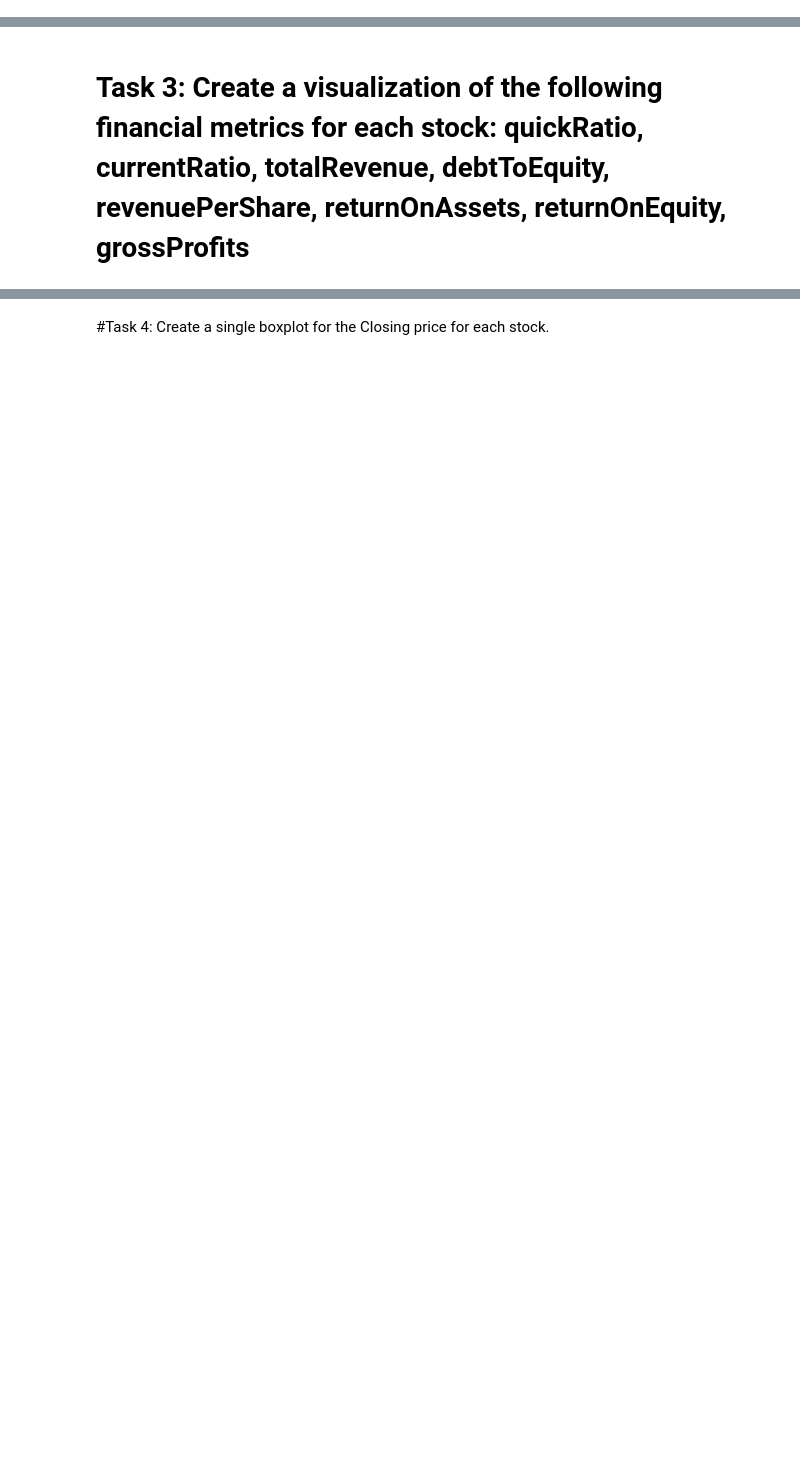
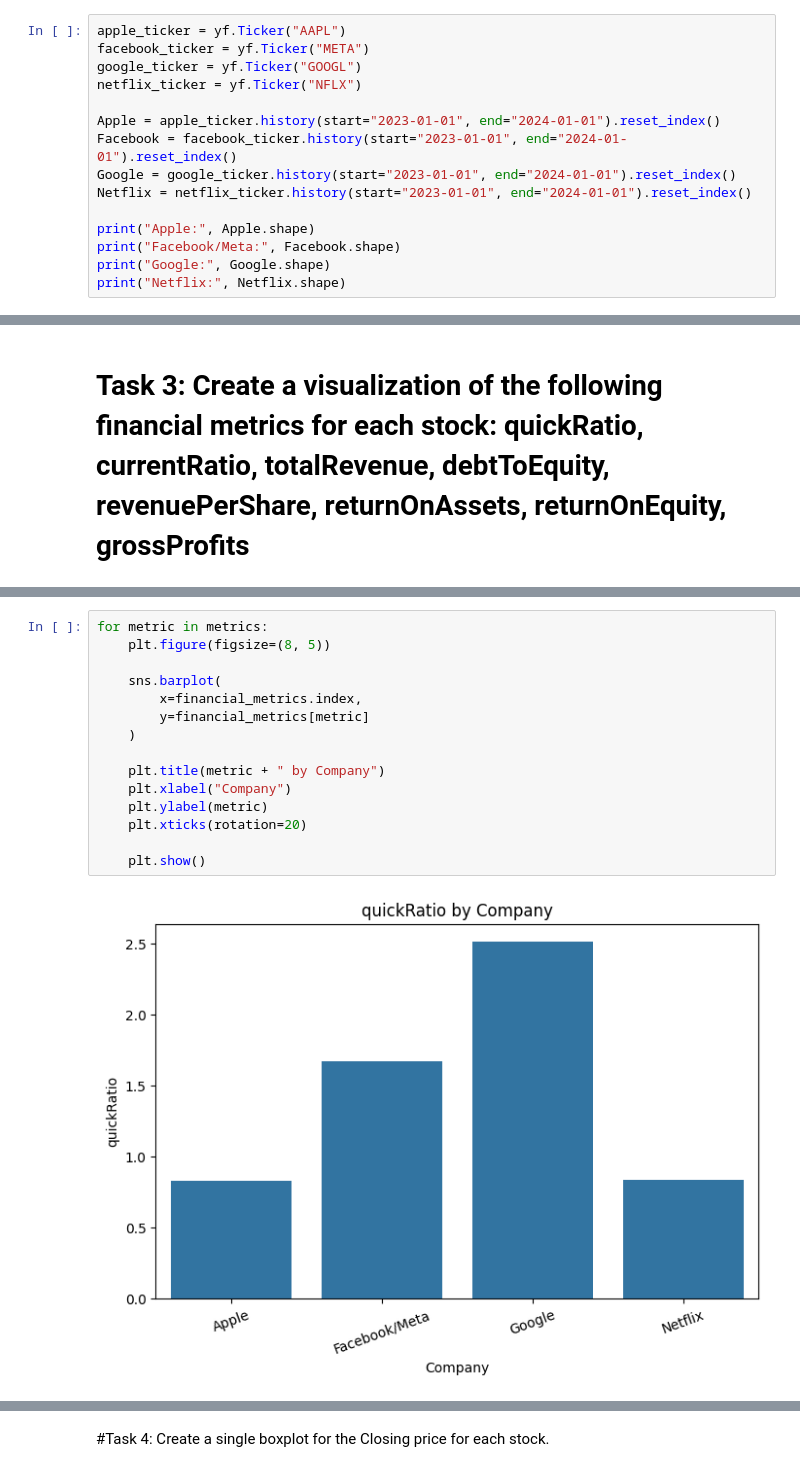
Before and after one commit to YiruiLi2004/MSSP6070, a Jupyter notebook: Modules/Week_13/Week_13_Financial_Data.ipynb, the cells around one changed output, grey strips where cells are left out. Drawn from its saved outputs; the diff is of its cells as text; blank space fills up the shorter version.

```diff
--- a/Modules/Week_13/Week_13_Financial_Data.ipynb
+++ b/Modules/Week_13/Week_13_Financial_Data.ipynb
@@ -184,3 +184,18 @@ df
 421 rows × 7 columns
 # %% [markdown]
 #Task 1: Read into seperate data frame the following tickers: Apple, Facebook, Google, and Netflix; use Yahoo finance.
+# %%
+apple_ticker = yf.Ticker("AAPL")
+facebook_ticker = yf.Ticker("META")
+google_ticker = yf.Ticker("GOOGL")
+netflix_ticker = yf.Ticker("NFLX")
+
+Apple = apple_ticker.history(start="2023-01-01", end="2024-01-01").reset_index()
+Facebook = facebook_ticker.history(start="2023-01-01", end="2024-01-01").reset_index()
+Google = google_ticker.history(start="2023-01-01", end="2024-01-01").reset_index()
+Netflix = netflix_ticker.history(start="2023-01-01", end="2024-01-01").reset_index()
+
+print("Apple:", Apple.shape)
+print("Facebook/Meta:", Facebook.shape)
+print("Google:", Google.shape)
+print("Netflix:", Netflix.shape)
@@ -190,0 +263,17 @@ df
+# %%
+for metric in metrics:
+    plt.figure(figsize=(8, 5))
+
+    sns.barplot(
+        x=financial_metrics.index,
+        y=financial_metrics[metric]
+    )
+
+    plt.title(metric + " by Company")
+    plt.xlabel("Company")
+    plt.ylabel(metric)
+    plt.xticks(rotation=20)
+
+    plt.show()
+# %% [output]
+[figure, added]
```
Also changed, not shown: parts of 8 cells of this notebook.
